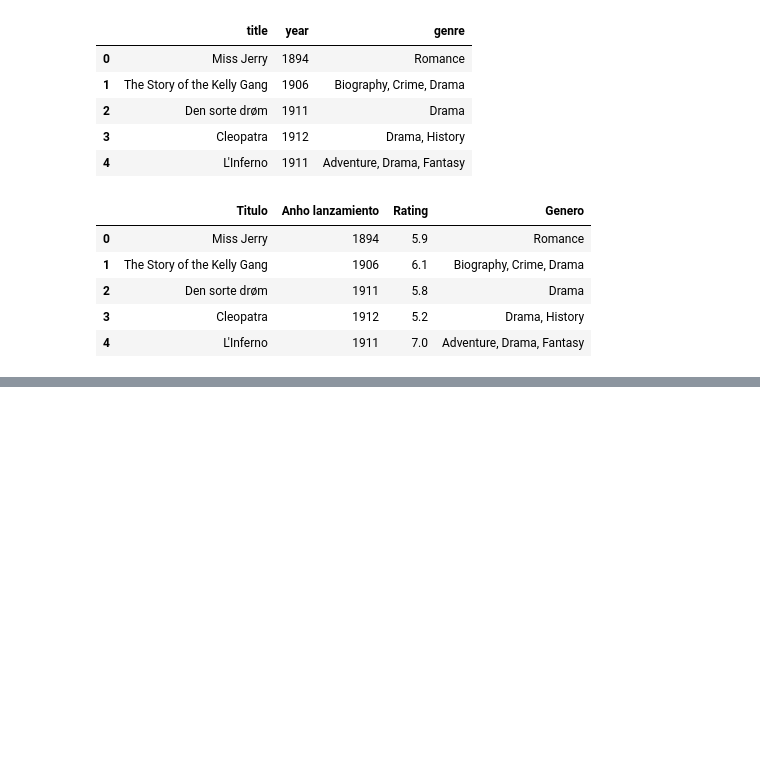
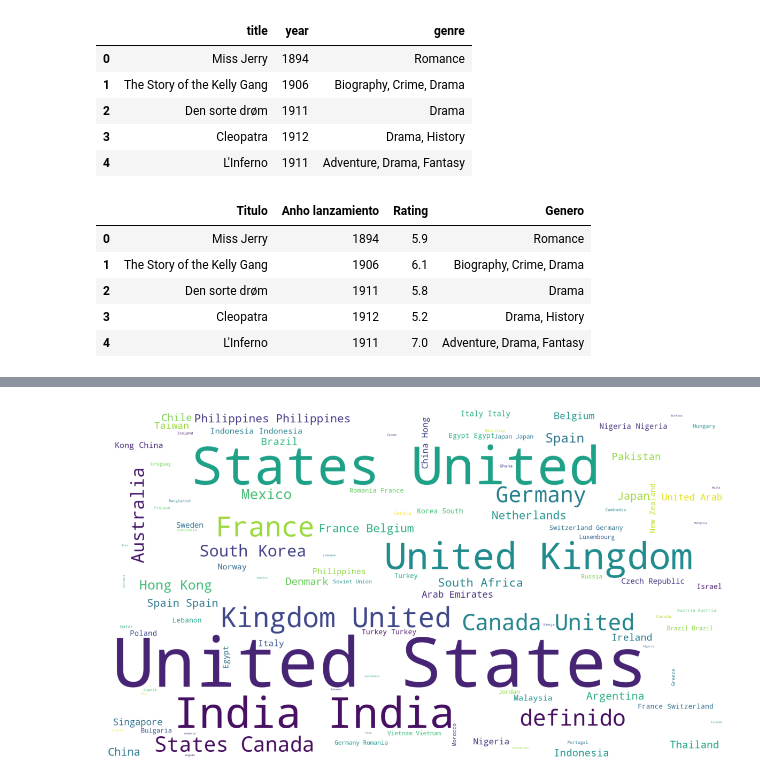
Before and after one commit to 0s4k4/AnaliticaDeDatosConPython, a Jupyter notebook: casoAplicativo/casoNetflix.ipynb, the cells around one changed output, grey strips where cells are left out. Cells and saved outputs as stored; diff of their text form; code cells hidden in the pictures; blank space fills up the shorter version.

```diff
--- a/casoAplicativo/casoNetflix.ipynb
+++ b/casoAplicativo/casoNetflix.ipynb
@@ -194,0 +261,16 @@ df2.head()
+# %%
+##observamos tambien un nuevo tipo de visualizacion, nube de palabras para vizualizar
+
+###para esto usaremos una libreria de wordCloud
+from wordcloud import WordCloud
+
+plt.subplots(figsize=(15,10))
+wordcloud = WordCloud(background_color="white",width=1920,height=1080).generate(" ".join(df2["Pais"]))
+plt.imshow(wordcloud)
+plt.axis('off')
+plt.savefig("paises.png")
+plt.show()
+
+##Generamos una imagen donde se muesta cuales son los paises que con mas contenido de la plataforma
+# %% [output]
+[figure, added]
```
Also changed, not shown: parts of 31 cells of this notebook, 24 other files.
